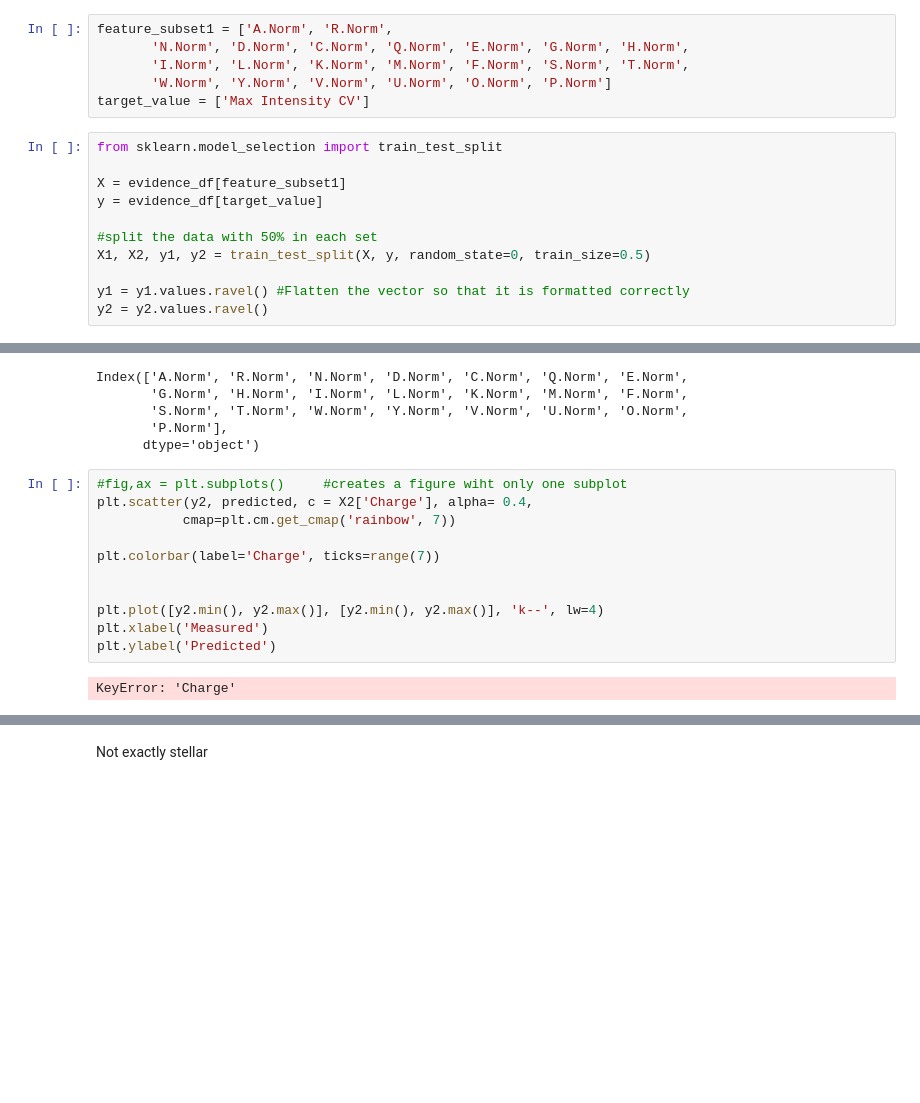
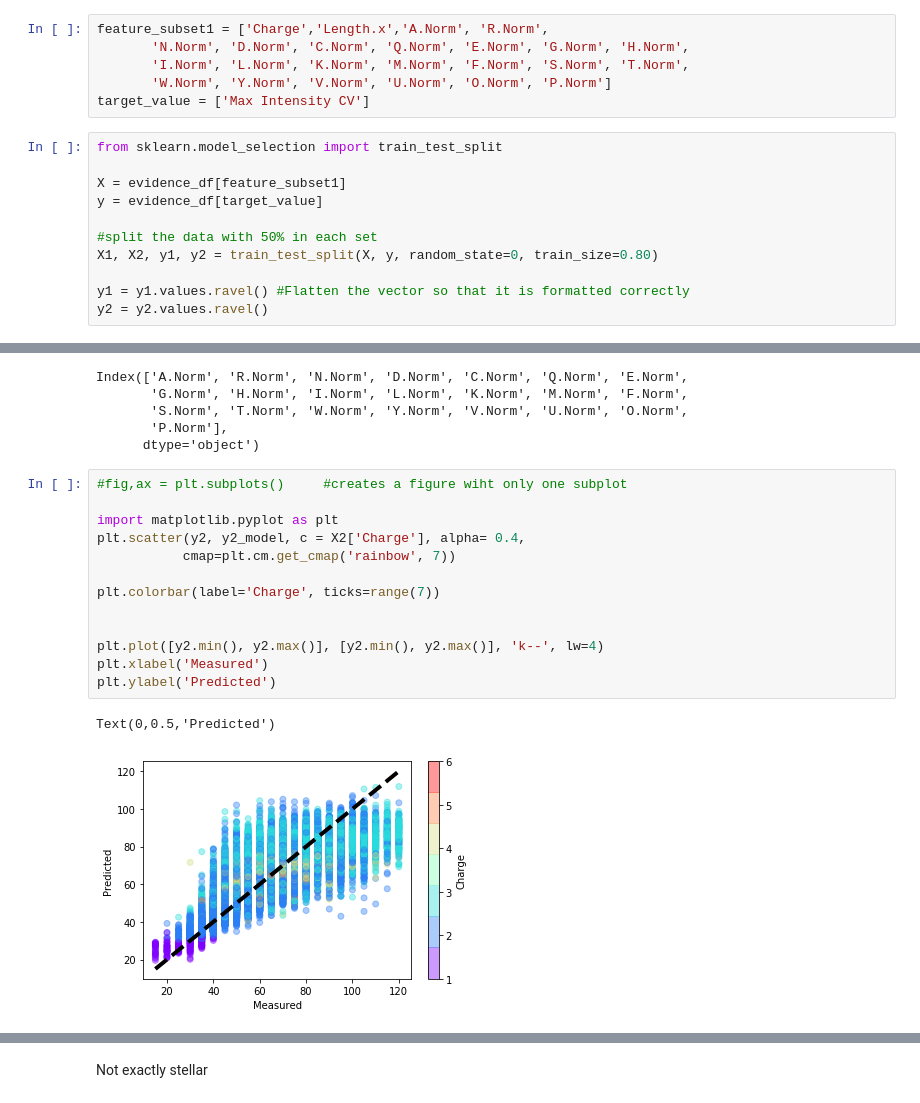
Before and after one commit to Justin92/FAIMS_MachineLearning, a Jupyter notebook: FAIMS_MachineLearning_Draft.ipynb, the cells around one changed output, grey strips where cells are left out. Saved outputs shown, nothing was run; the diff lists cells and outputs as text; blank space fills up the shorter version.

```diff
--- a/FAIMS_MachineLearning_Draft.ipynb
+++ b/FAIMS_MachineLearning_Draft.ipynb
@@ -32,7 +34,7 @@ type(evidence_df)
 # %% [output]
 pandas.core.frame.DataFrame
 # %%
-feature_subset1 = ['A.Norm', 'R.Norm',
+feature_subset1 = ['Charge','Length.x','A.Norm', 'R.Norm',
        'N.Norm', 'D.Norm', 'C.Norm', 'Q.Norm', 'E.Norm', 'G.Norm', 'H.Norm',
        'I.Norm', 'L.Norm', 'K.Norm', 'M.Norm', 'F.Norm', 'S.Norm', 'T.Norm',
        'W.Norm', 'Y.Norm', 'V.Norm', 'U.Norm', 'O.Norm', 'P.Norm']
@@ -44,7 +46,7 @@ X = evidence_df[feature_subset1]
 y = evidence_df[target_value]
 
 #split the data with 50% in each set
-X1, X2, y1, y2 = train_test_split(X, y, random_state=0, train_size=0.5)
+X1, X2, y1, y2 = train_test_split(X, y, random_state=0, train_size=0.80)
 
 y1 = y1.values.ravel() #Flatten the vector so that it is formatted correctly
 y2 = y2.values.ravel()
@@ -98,16 +106,19 @@ Index(['A.Norm', 'R.Norm', 'N.Norm', 'D.Norm', 'C.Norm', 'Q.Norm', 'E.Norm',
       dtype='object')
 # %%
 #fig,ax = plt.subplots()     #creates a figure wiht only one subplot
-plt.scatter(y2, predicted, c = X2['Charge'], alpha= 0.4,
+
+import matplotlib.pyplot as plt
+plt.scatter(y2, y2_model, c = X2['Charge'], alpha= 0.4,
            cmap=plt.cm.get_cmap('rainbow', 7))
 
 plt.colorbar(label='Charge', ticks=range(7))
 
 
 plt.plot([y2.min(), y2.max()], [y2.min(), y2.max()], 'k--', lw=4)
 plt.xlabel('Measured')
 plt.ylabel('Predicted')
 # %% [output]
-KeyError: 'Charge'
+Text(0,0.5,'Predicted')
+[figure, added]
 # %%
 from sklearn.model_selection import cross_val_score
```
Also changed, not shown: parts of 25 cells of this notebook.
